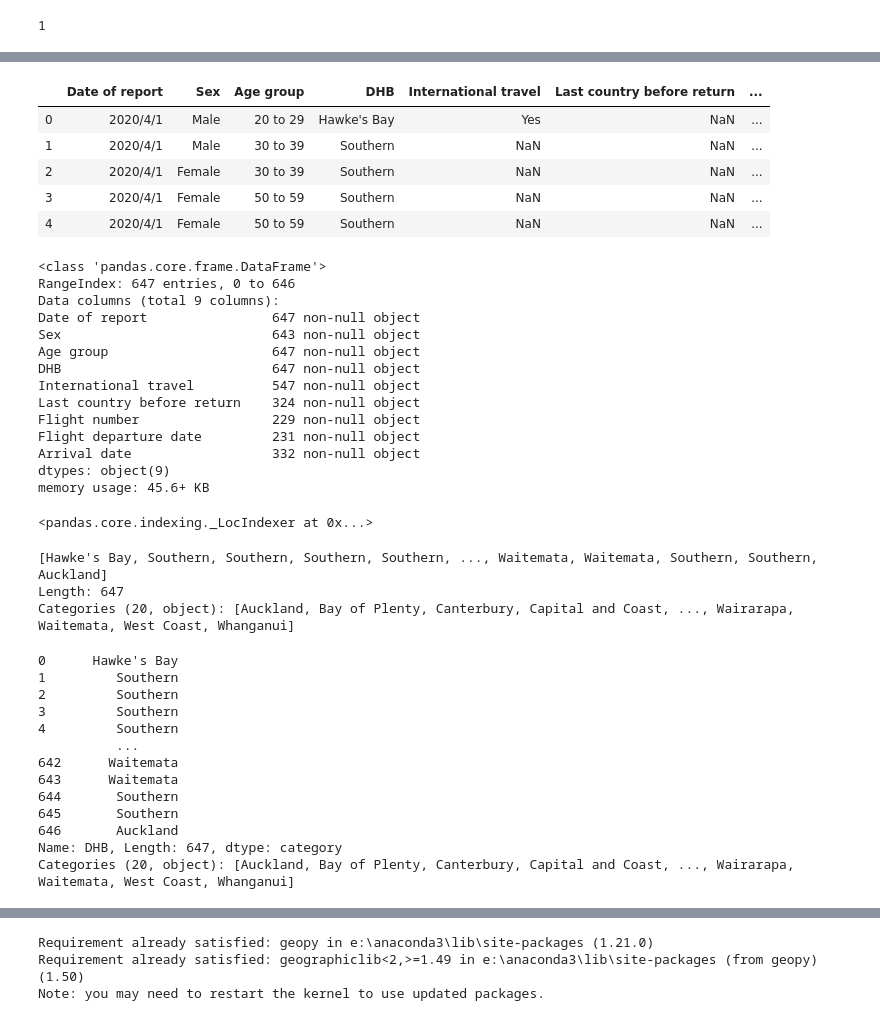
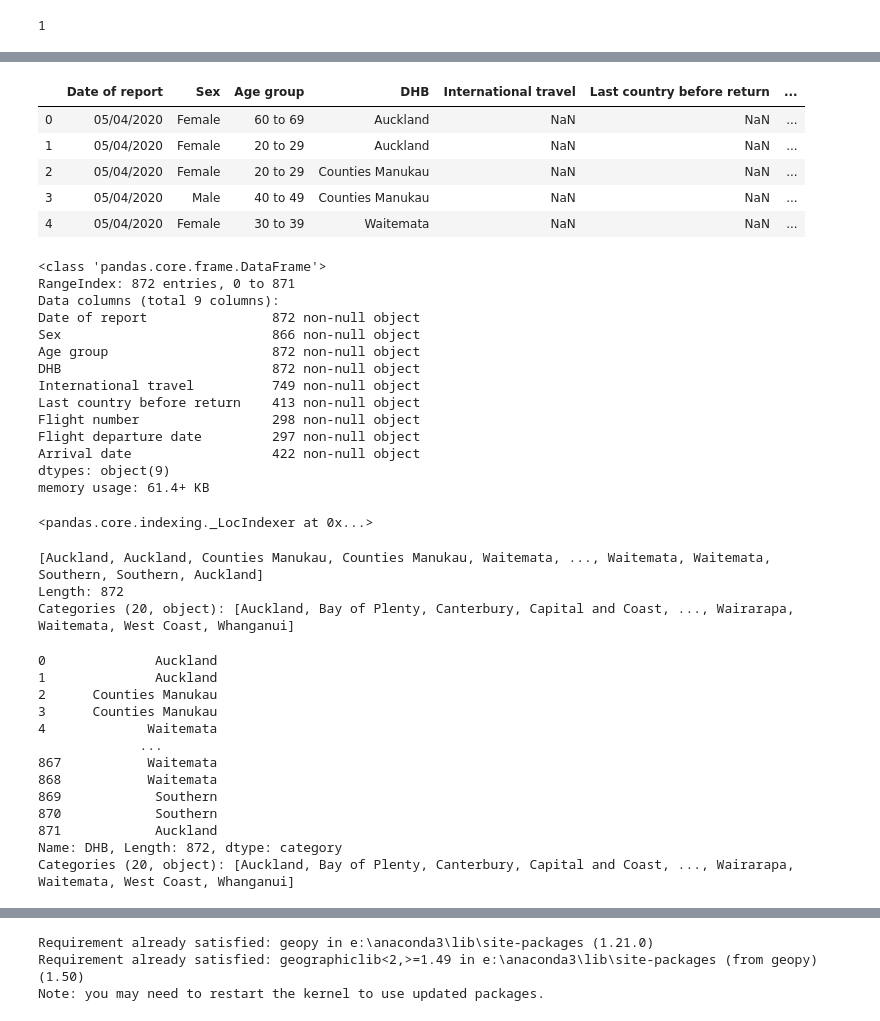
Before and after one commit to KindOPSTAR/COVID-19-NZ-DATA-ANALYSIS, a Jupyter notebook: COVID-19-DATA-NZ.ipynb, the cells around one changed output, grey strips where cells are left out. Drawn from its saved outputs; the diff is of its cells as text; code cells hidden in the pictures.

```diff
--- a/COVID-19-DATA-NZ.ipynb
+++ b/COVID-19-DATA-NZ.ipynb
@@ -620,31 +619,31 @@ check point 1
 # %%
-test_data_1 = pd.read_csv(r"C:\Users\a1240\Desktop\COVID-19\nz_data\DATA\01042020 - Confirmed.csv", encoding= 'unicode_escape')
+test_data_1 = pd.read_csv(r"C:\Users\a1240\Desktop\COVID-19\nz_data\Data - geolocation - confirmed\05042020 - Confirmed.csv", encoding= 'unicode_escape')
 
 test_data_1.head()
 # %% [output]
 |  | Date of report | Sex | Age group | DHB | International travel | Last country before return | ... |
-| 0 | 2020/4/1 | Male | 20 to 29 | Hawke's Bay | Yes | NaN | ... |
-| 1 | 2020/4/1 | Male | 30 to 39 | Southern | NaN | NaN | ... |
-| 2 | 2020/4/1 | Female | 30 to 39 | Southern | NaN | NaN | ... |
-| 3 | 2020/4/1 | Female | 50 to 59 | Southern | NaN | NaN | ... |
-| 4 | 2020/4/1 | Female | 50 to 59 | Southern | NaN | NaN | ... |
+| 0 | 05/04/2020 | Female | 60 to 69 | Auckland | NaN | NaN | ... |
+| 1 | 05/04/2020 | Female | 20 to 29 | Auckland | NaN | NaN | ... |
+| 2 | 05/04/2020 | Female | 20 to 29 | Counties Manukau | NaN | NaN | ... |
+| 3 | 05/04/2020 | Male | 40 to 49 | Counties Manukau | NaN | NaN | ... |
+| 4 | 05/04/2020 | Female | 30 to 39 | Waitemata | NaN | NaN | ... |
 # %%
 test_data_1.info()
 # %% [output]
 <class 'pandas.core.frame.DataFrame'>
-RangeIndex: 647 entries, 0 to 646
+RangeIndex: 872 entries, 0 to 871
 Data columns (total 9 columns):
-Date of report                647 non-null object
-Sex                           643 non-null object
-Age group                     647 non-null object
-DHB                           647 non-null object
-International travel          547 non-null object
-Last country before return    324 non-null object
-Flight number                 229 non-null object
-Flight departure date         231 non-null object
-Arrival date                  332 non-null object
+Date of report                872 non-null object
+Sex                           866 non-null object
+Age group                     872 non-null object
+DHB                           872 non-null object
+International travel          749 non-null object
+Last country before return    413 non-null object
+Flight number                 298 non-null object
+Flight departure date         297 non-null object
+Arrival date                  422 non-null object
 dtypes: object(9)
-memory usage: 45.6+ KB
+memory usage: 61.4+ KB
 # %%
 test_data_1.loc()
 # %% [output]
@@ -652,24 +651,24 @@ test_data_1.loc()
 # %%
 test_data_1["DHB"].astype('category').values
 # %% [output]
-[Hawke's Bay, Southern, Southern, Southern, Southern, ..., Waitemata, Waitemata, Southern, Southern, Auckland]
-Length: 647
+[Auckland, Auckland, Counties Manukau, Counties Manukau, Waitemata, ..., Waitemata, Waitemata, Southern, Southern, Auckland]
+Length: 872
 Categories (20, object): [Auckland, Bay of Plenty, Canterbury, Capital and Coast, ..., Wairarapa, Waitemata, West Coast, Whanganui]
 # %%
 test_data_1["DHB"].astype('category')
 # %% [output]
-0      Hawke's Bay
-1         Southern
-2         Southern
-3         Southern
-4         Southern
-          ...
-642      Waitemata
-643      Waitemata
-644       Southern
-645       Southern
-646       Auckland
-Name: DHB, Length: 647, dtype: category
+0              Auckland
+1              Auckland
+2      Counties Manukau
+3      Counties Manukau
+4             Waitemata
+             ...
+867           Waitemata
+868           Waitemata
+869            Southern
+870            Southern
+871            Auckland
+Name: DHB, Length: 872, dtype: category
 Categories (20, object): [Auckland, Bay of Plenty, Canterbury, Capital and Coast, ..., Wairarapa, Waitemata, West Coast, Whanganui]
 # %%
 df_test_data_1= test_data_1.groupby('DHB')
```
Also changed, not shown: parts of 64 cells of this notebook.
